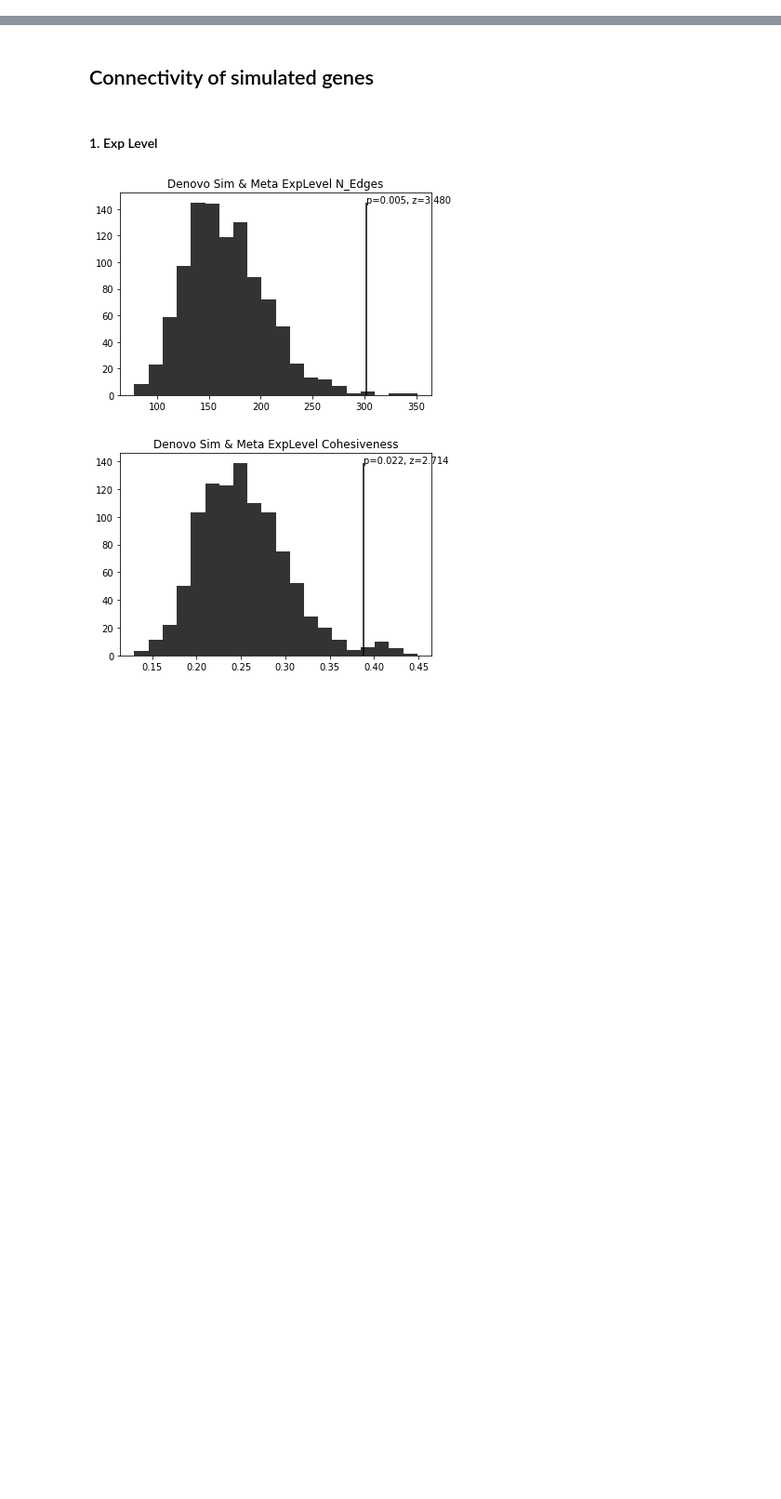
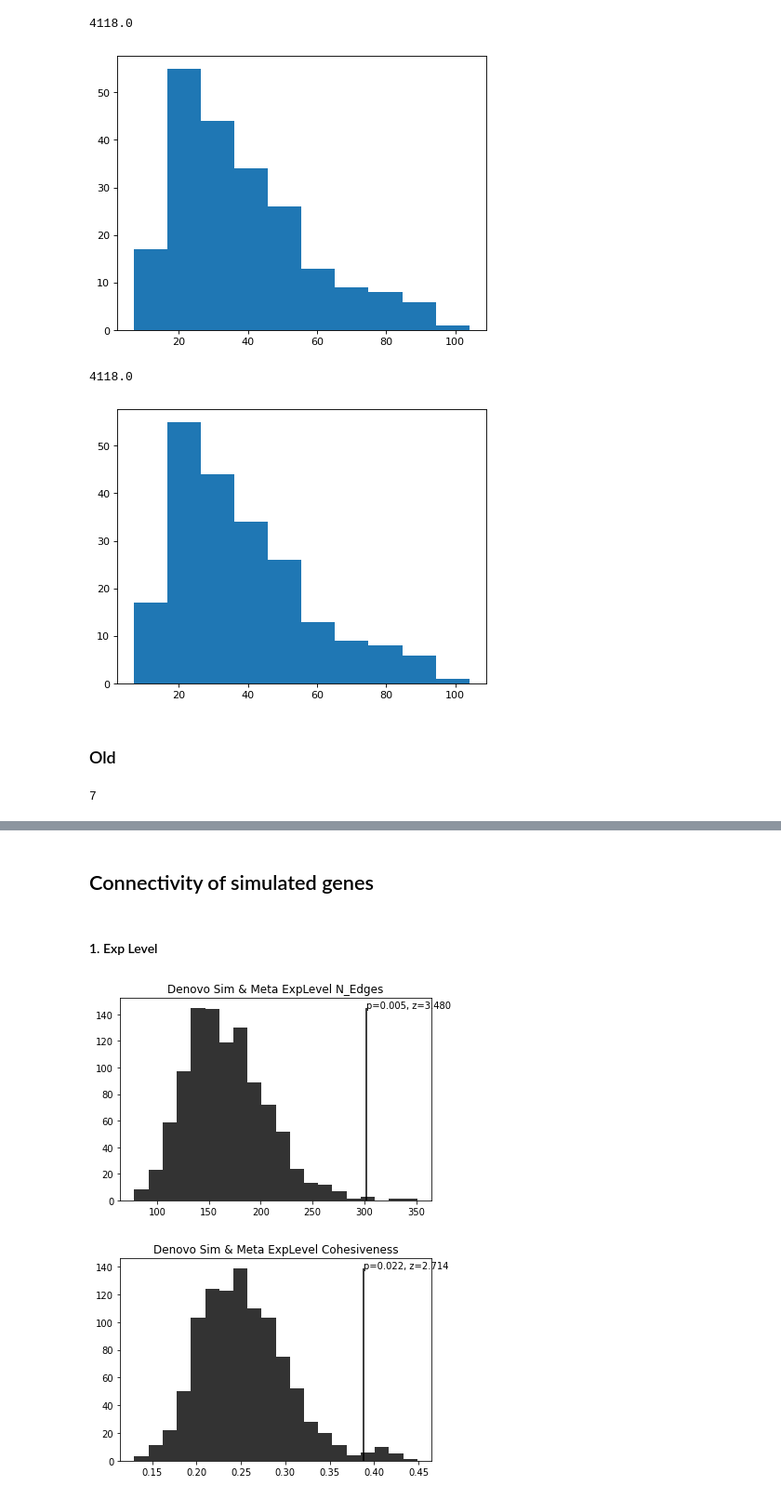
Before and after one commit to explorerwjy/ASD_Circuits, a Jupyter notebook: src/Connectivity_Tests.ipynb, the cells around one changed output, grey strips where cells are left out. Shown at 93% size. Saved outputs shown, nothing was run; the diff lists cells and outputs as text; code cells hidden in the pictures; blank space fills up the shorter version.

```diff
--- a/src/Connectivity_Tests.ipynb
+++ b/src/Connectivity_Tests.ipynb
@@ -4,0 +159,15 @@ from ASD_Circuits import *
+# %%
+g_perm = LoadConnectome2(adj_mat_perm)
+# %%
+dg = g_perm.degree()
+plt.hist(dg)
+print(sum(dg)/2)
+plt.show()
+dg = g.degree()
+plt.hist(dg)
+print(sum(dg)/2)
+# %% [output]
+4118.0
+[figure, added]
+4118.0
+[figure, added]
@@ -4,0 +212,2 @@ from ASD_Circuits import *
+# %% [markdown]
+### Old
@@ -4,0 +284,11 @@ from ASD_Circuits import *
+# %%
+## Test Region2Region within
+obj = Reg2Reg['Striatum-Striatum']
+Sources, Targets, Weights = [], [],[]
+for src, tgt, w in obj:
+    Sources.append(src)
+    Targets.append(tgt)
+    Weights.append(w)
+print(len(Weights))
+# %% [output]
+7
```
Also changed, not shown: parts of 72 cells of this notebook, 34 other files.
